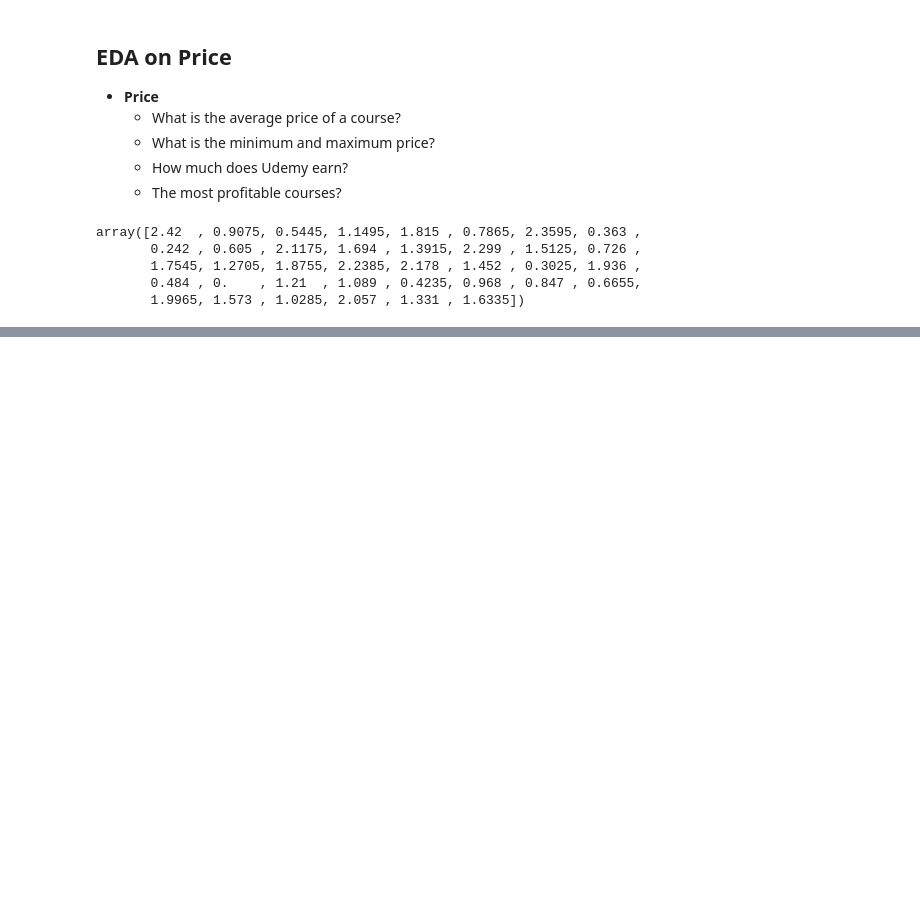
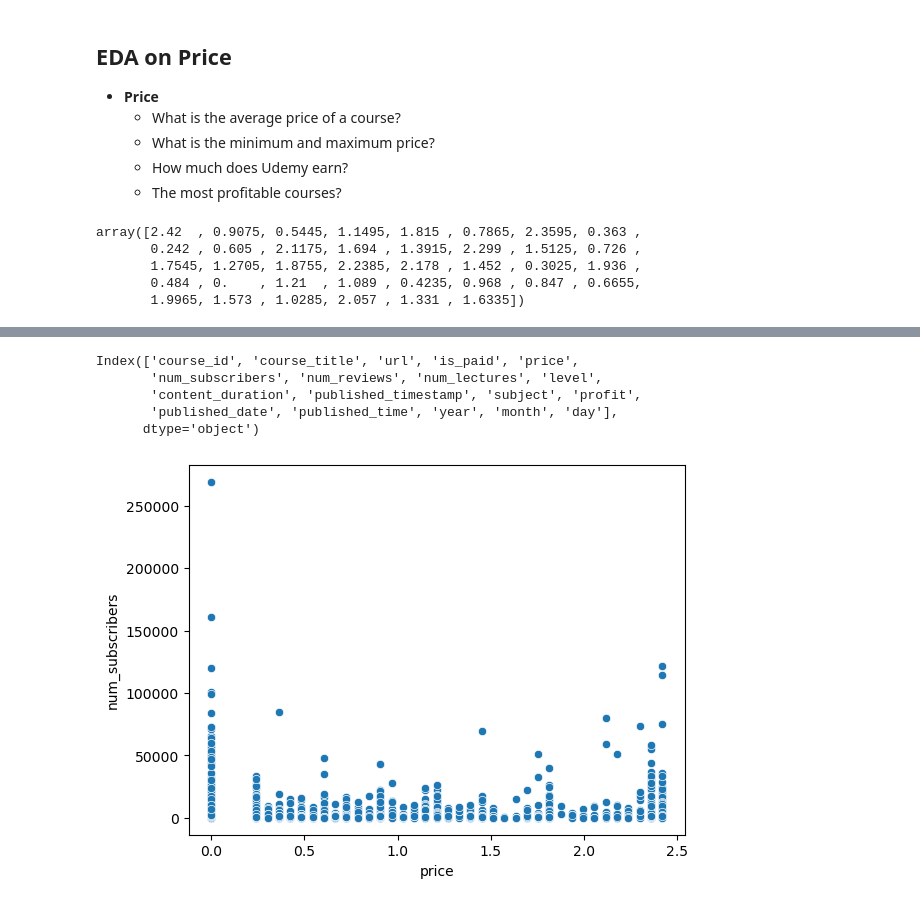
Before and after one commit to lawalsegun2025/udemy_course_recommendation_system, a Jupyter notebook: EDA_on_udemy_courses_dataset.ipynb, the cells around one changed output, grey strips where cells are left out. Drawn from its saved outputs; the diff is of its cells as text; code cells hidden in the pictures; blank space fills up the shorter version.

```diff
--- a/EDA_on_udemy_courses_dataset.ipynb
+++ b/EDA_on_udemy_courses_dataset.ipynb
@@ -336,0 +346,14 @@ df[df['is_paid']==False].groupby(['is_paid'])['subject'].value_counts().plot(kin
+# %%
+# get the columns of the entire dataframe
+df.columns
+# %% [output]
+Index(['course_id', 'course_title', 'url', 'is_paid', 'price',
+       'num_subscribers', 'num_reviews', 'num_lectures', 'level',
+       'content_duration', 'published_timestamp', 'subject', 'profit',
+       'published_date', 'published_time', 'year', 'month', 'day'],
+      dtype='object')
+# %%
+# plot the price against the number of subscribers
+sns.scatterplot(data=df, x="price", y="num_subscribers");
+# %% [output]
+[figure, added]
```
Also changed, not shown: parts of 25 cells of this notebook.
